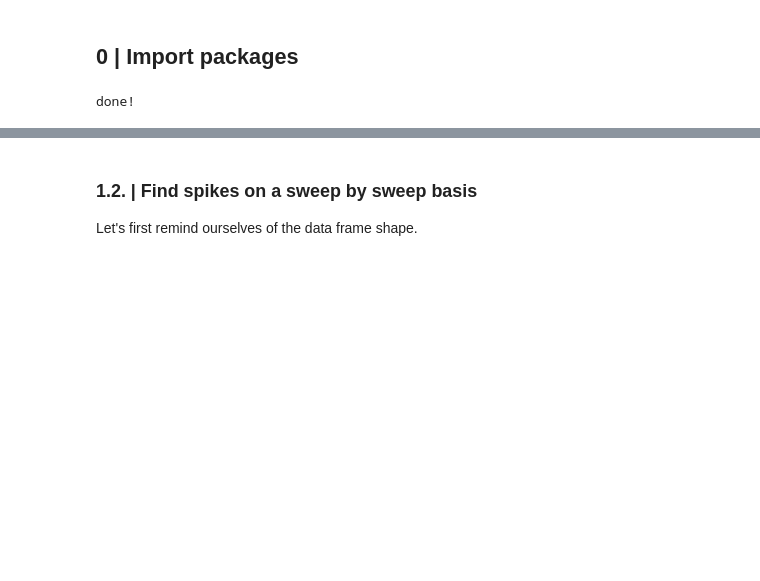
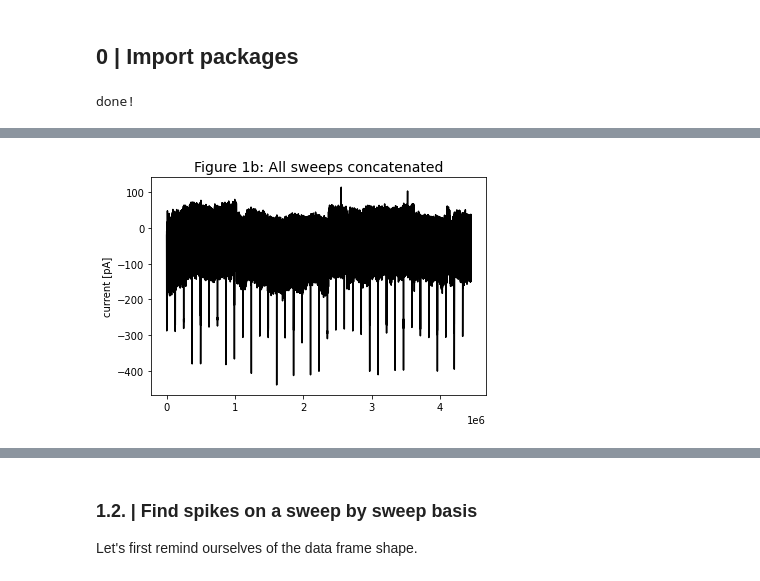
Before and after one commit to opavon/PAG_ephys_analysis, a Jupyter notebook: loose_seal/loose_seal_3b_findspikes_allsweeps_develop copy.ipynb, the cells around one changed output, grey strips where cells are left out. Cells and saved outputs as stored; diff of their text form; code cells hidden in the pictures; blank space fills up the shorter version.

```diff
--- a/loose_seal/loose_seal_3b_findspikes_allsweeps_develop copy.ipynb
+++ b/loose_seal/loose_seal_3b_findspikes_allsweeps_develop copy.ipynb
@@ -50,12 +134,13 @@ Would it work if we just concatenate all sweeps?
 # %%
-c = np.array(channels_data_frame.loc['Channel B', :])
-sweep_IB_concatenated = np.concatenate(c)
+## Extract all sweeps
+sweep_IB_1_tmp = np.array(channels_data_frame_1.loc['Channel B', :])
+sweep_IB_1_concatenated = np.concatenate(sweep_IB_1_tmp)
 
-%matplotlib tk
-
-plt.figure(1)
-plt.plot(sweep_IB_concatenated, 'k')
-#plt.xlim(left=test_pulse_IB_end)
-plt.title('Figure 4.1: Concatenated Sweeps', fontsize = 14)
+# Plot it using tk if you want to zoom in to explore the trace
+%matplotlib inline
+plt.plot(sweep_IB_1_concatenated, 'k')
+plt.title('Figure 1b: All sweeps concatenated', fontsize = 14)
 plt.ylabel('current [pA]')
 plt.show()
+# %% [output]
+[figure, added]
```
Also changed, not shown: parts of 32 cells of this notebook.
